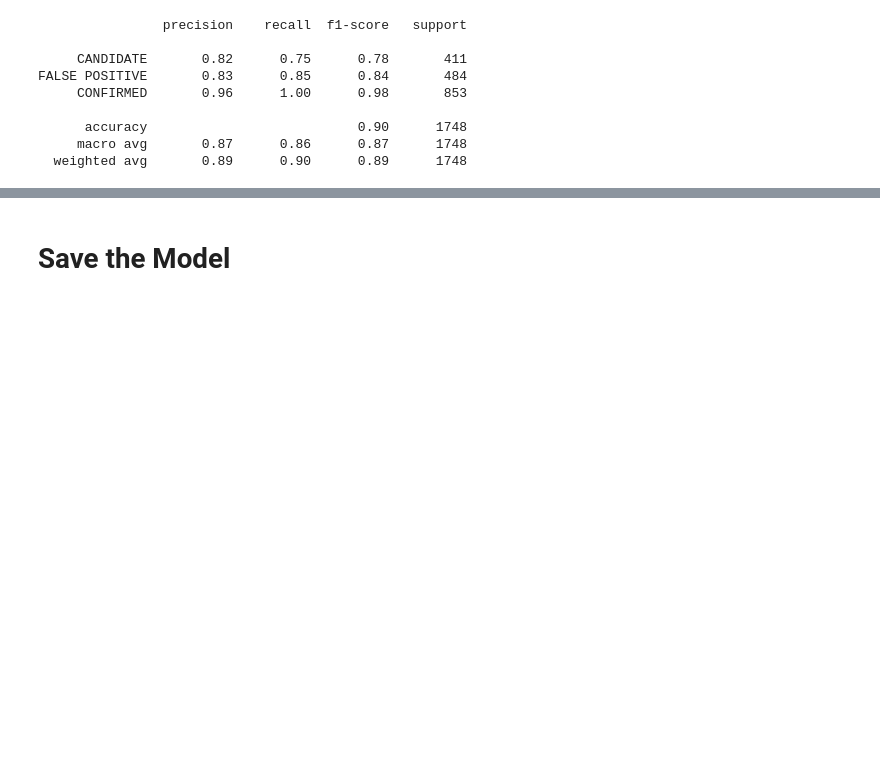
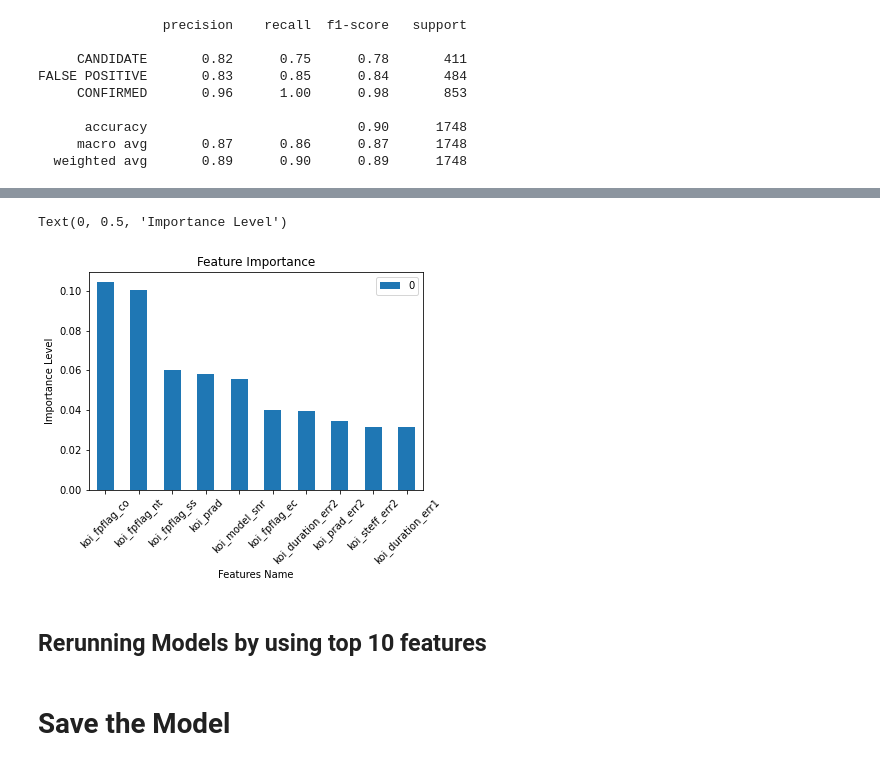
Before and after one commit to amirakul/Machine-Learning-Challenge, a Jupyter notebook: Code/model_1.ipynb, the cells around one changed output, grey strips where cells are left out. Cells and saved outputs as stored; diff of their text form; code cells hidden in the pictures; blank space fills up the shorter version.

Commit message:
polishinh models

```diff
--- a/Code/model_1.ipynb
+++ b/Code/model_1.ipynb
@@ -399,0 +397,10 @@ FALSE POSITIVE       0.83      0.85      0.84       484
+# %%
+#Can be visualized in bar graph for analysis reason (feature weight)
+ax=pd.DataFrame(sorted_features).plot.bar(x=1,y=0, rot=45, title="Feature Importance")
+ax.set_xlabel("Features Name")
+ax.set_ylabel("Importance Level")
+# %% [output]
+Text(0, 0.5, 'Importance Level')
+[figure, added]
+# %% [markdown]
+## Rerunning Models by using top 10 features
```
Also changed, not shown: parts of 6 cells of this notebook.
